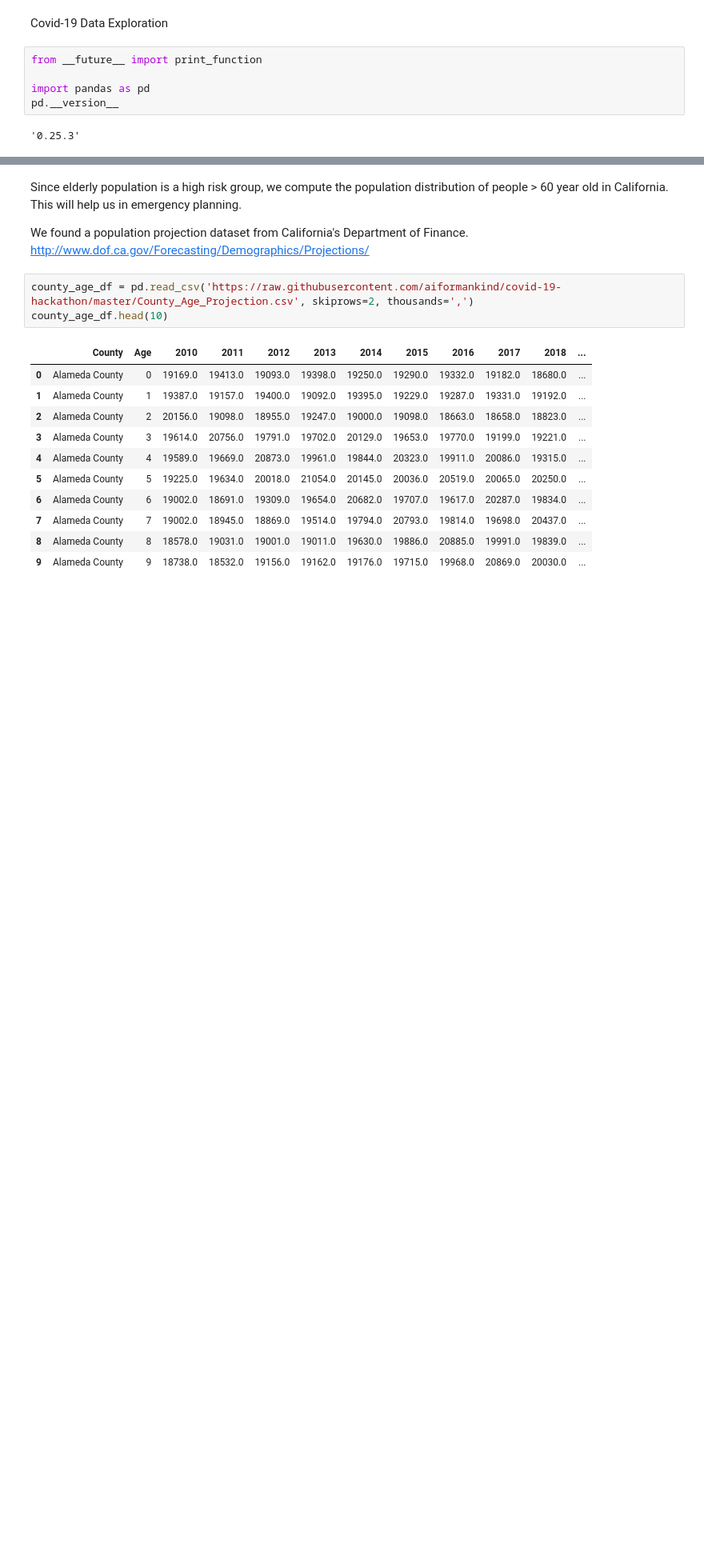
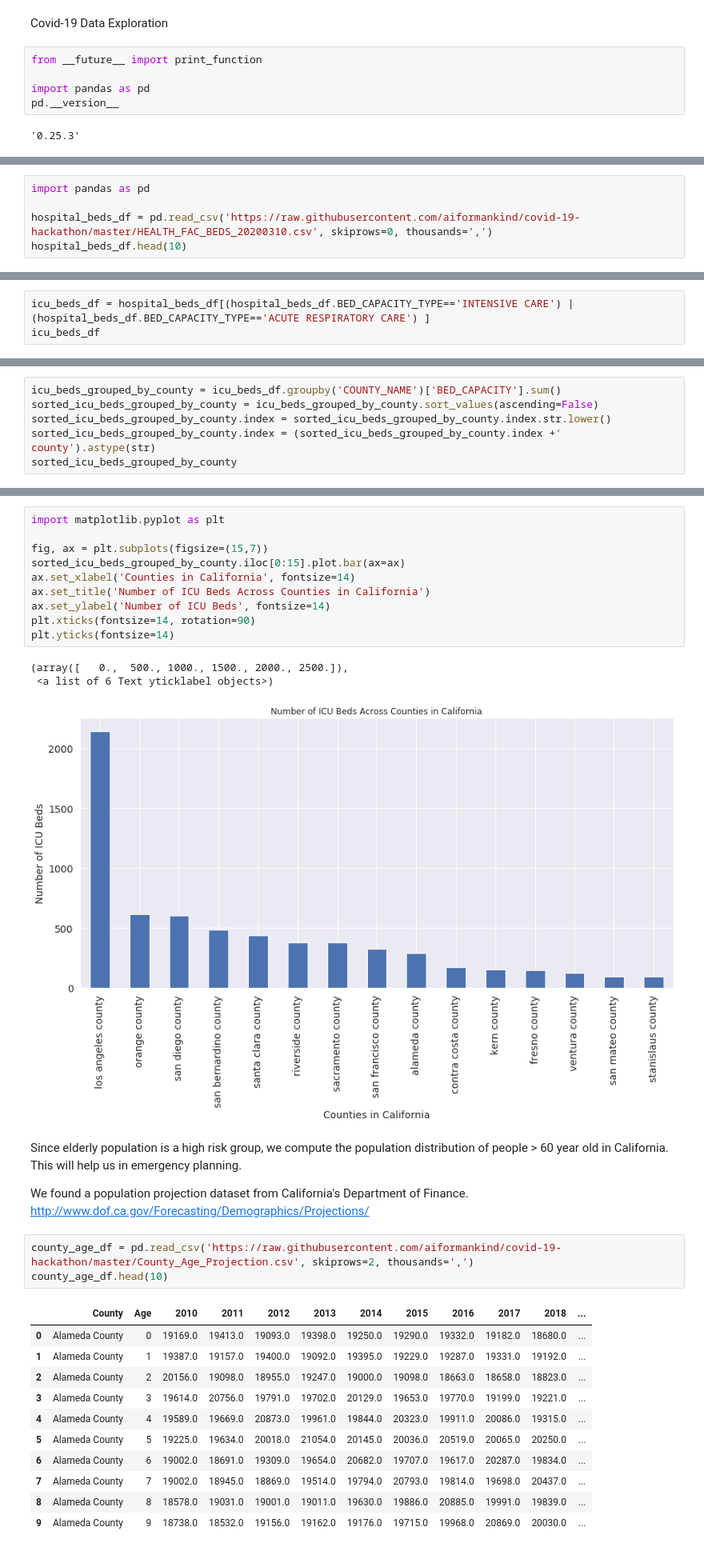
Before and after one commit to aiformankind/covid-19-hackathon, a Jupyter notebook: Covid_19_Data_Exploration.ipynb, the cells around one changed output, grey strips where cells are left out. Shown: that part at 80% size. Saved outputs shown, nothing was run; the diff lists cells and outputs as text; blank space fills up the shorter version.

```diff
--- a/Covid_19_Data_Exploration.ipynb
+++ b/Covid_19_Data_Exploration.ipynb
@@ -11,0 +22,5 @@ pd.__version__
+# %%
+import pandas as pd
+
+hospital_beds_df = pd.read_csv('https://raw.githubusercontent.com/aiformankind/covid-19-hackathon/master/HEALTH_FAC_BEDS_20200310.csv', skiprows=0, thousands=',')
+hospital_beds_df.head(10)
@@ -11,0 +59,3 @@ pd.__version__
+# %%
+icu_beds_df = hospital_beds_df[(hospital_beds_df.BED_CAPACITY_TYPE=='INTENSIVE CARE') | (hospital_beds_df.BED_CAPACITY_TYPE=='ACUTE RESPIRATORY CARE') ]
+icu_beds_df
@@ -11,0 +80,6 @@ pd.__version__
+# %%
+icu_beds_grouped_by_county = icu_beds_df.groupby('COUNTY_NAME')['BED_CAPACITY'].sum()
+sorted_icu_beds_grouped_by_county = icu_beds_grouped_by_county.sort_values(ascending=False)
+sorted_icu_beds_grouped_by_county.index = sorted_icu_beds_grouped_by_county.index.str.lower()
+sorted_icu_beds_grouped_by_county.index = (sorted_icu_beds_grouped_by_county.index +' county').astype(str)
+sorted_icu_beds_grouped_by_county
@@ -12,3 +106,17 @@ pd.__version__
+# %%
+import matplotlib.pyplot as plt
+
+fig, ax = plt.subplots(figsize=(15,7))
+sorted_icu_beds_grouped_by_county.iloc[0:15].plot.bar(ax=ax)
+ax.set_xlabel('Counties in California', fontsize=14)
+ax.set_title('Number of ICU Beds Across Counties in California')
+ax.set_ylabel('Number of ICU Beds', fontsize=14)
+plt.xticks(fontsize=14, rotation=90)
+plt.yticks(fontsize=14)
+# %% [output]
+(array([   0.,  500., 1000., 1500., 2000., 2500.]),
+ <a list of 6 Text yticklabel objects>)
+[figure, added]
 # %% [markdown]
 Since elderly population is a high risk group, we compute the population distribution of people > 60 year old in California. This will help us in emergency planning.
 
```
Also changed, not shown: parts of 20 cells of this notebook.
